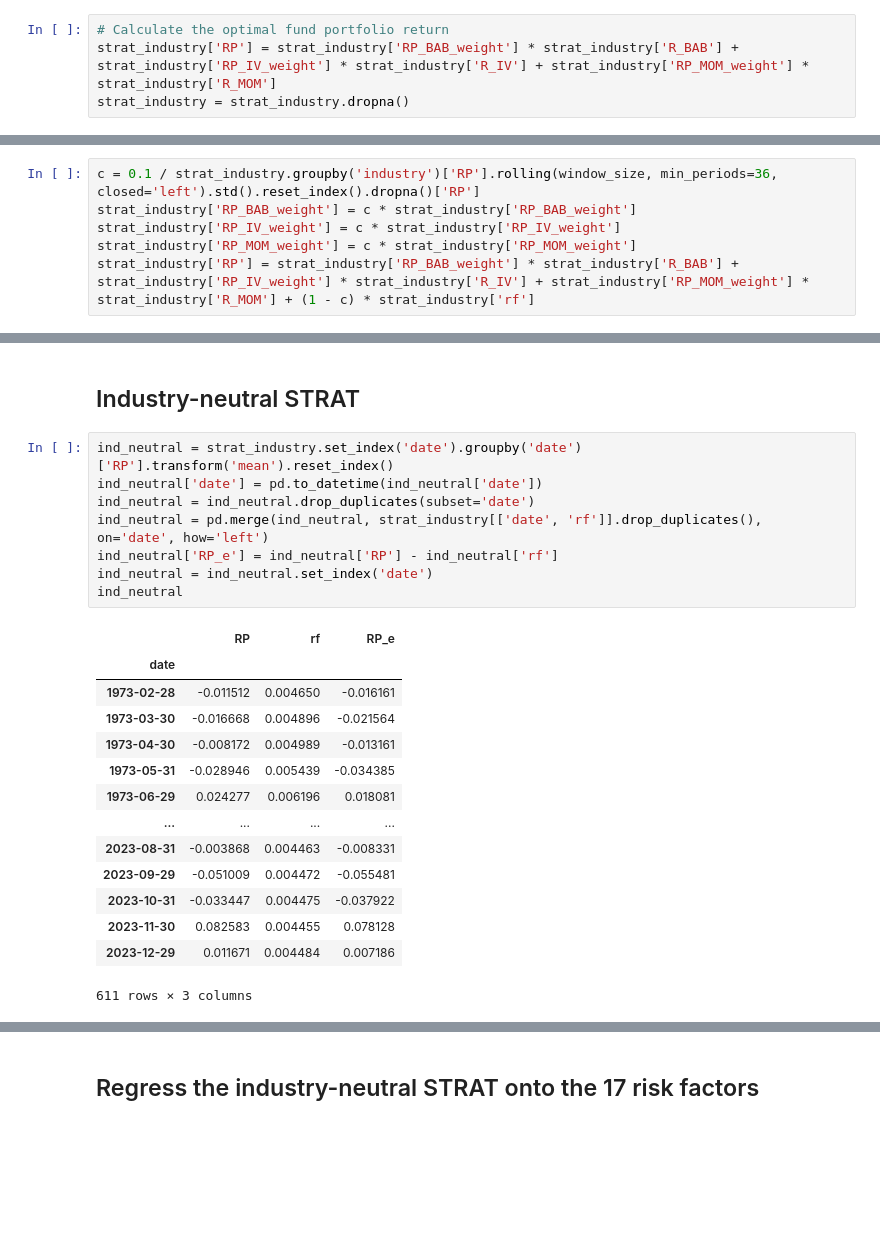
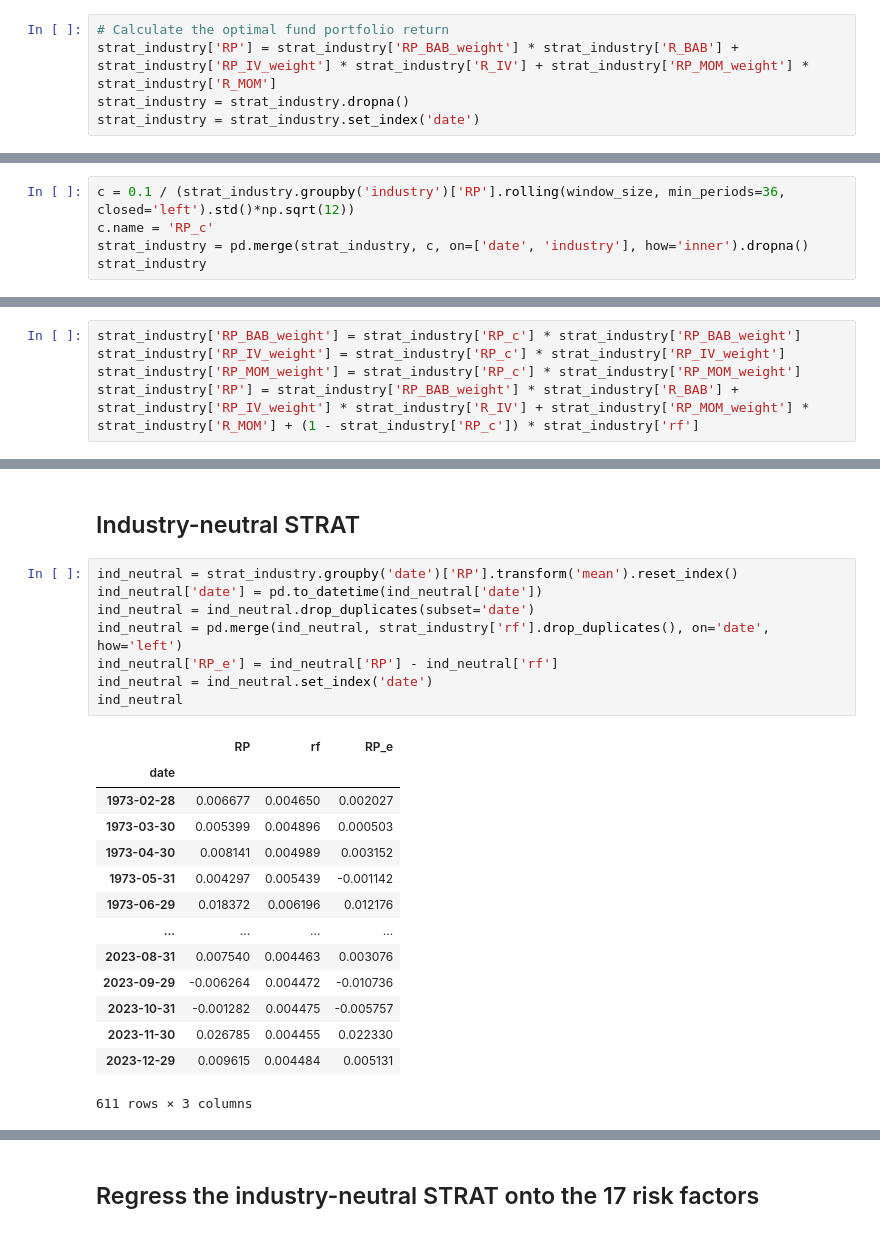
Before and after one commit to ekaterina-borisova/Investments_Project, a Jupyter notebook: project.ipynb, the cells around one changed output, grey strips where cells are left out. Drawn from its saved outputs; the diff is of its cells as text; blank space fills up the shorter version.

```diff
--- a/project.ipynb
+++ b/project.ipynb
@@ -1763,6 +1763,7 @@ strat_industry.drop(columns=['R_BAB_vol', 'R_IV_vol', 'R_MOM_vol', 'R_BAB_inv_vo
 # Calculate the optimal fund portfolio return
 strat_industry['RP'] = strat_industry['RP_BAB_weight'] * strat_industry['R_BAB'] + strat_industry['RP_IV_weight'] * strat_industry['R_IV'] + strat_industry['RP_MOM_weight'] * strat_industry['R_MOM']
 strat_industry = strat_industry.dropna()
+strat_industry = strat_industry.set_index('date')
 # %%
 strat_industry[strat_industry['industry'] == 'Utils']
 # %% [output]
@@ -1781,0 +1800,5 @@ strat_industry[strat_industry['industry'] == 'Utils']
+# %%
+c = 0.1 / (strat_industry.groupby('industry')['RP'].rolling(window_size, min_periods=36, closed='left').std()*np.sqrt(12))
+c.name = 'RP_c'
+strat_industry = pd.merge(strat_industry, c, on=['date', 'industry'], how='inner').dropna()
+strat_industry
@@ -1782,9 +1820,8 @@ strat_industry[strat_industry['industry'] == 'Utils']
 # %%
-c = 0.1 / strat_industry.groupby('industry')['RP'].rolling(window_size, min_periods=36, closed='left').std().reset_index().dropna()['RP']
-strat_industry['RP_BAB_weight'] = c * strat_industry['RP_BAB_weight']
-strat_industry['RP_IV_weight'] = c * strat_industry['RP_IV_weight']
-strat_industry['RP_MOM_weight'] = c * strat_industry['RP_MOM_weight']
-strat_industry['RP'] = strat_industry['RP_BAB_weight'] * strat_industry['R_BAB'] + strat_industry['RP_IV_weight'] * strat_industry['R_IV'] + strat_industry['RP_MOM_weight'] * strat_industry['R_MOM'] + (1 - c) * strat_industry['rf']
+strat_industry['RP_BAB_weight'] = strat_industry['RP_c'] * strat_industry['RP_BAB_weight']
+strat_industry['RP_IV_weight'] = strat_industry['RP_c'] * strat_industry['RP_IV_weight']
+strat_industry['RP_MOM_weight'] = strat_industry['RP_c'] * strat_industry['RP_MOM_weight']
+strat_industry['RP'] = strat_industry['RP_BAB_weight'] * strat_industry['R_BAB'] + strat_industry['RP_IV_weight'] * strat_industry['R_IV'] + strat_industry['RP_MOM_weight'] * strat_industry['R_MOM'] + (1 - strat_industry['RP_c']) * strat_industry['rf']
 # %%
 strat_industry['RP_e'] = strat_industry['RP'] - strat_industry['rf']
 strat_industry = strat_industry.dropna()
@@ -1858,27 +1880,27 @@ stats_industry
 # %% [markdown]
 ## Industry-neutral STRAT
 # %%
-ind_neutral = strat_industry.set_index('date').groupby('date')['RP'].transform('mean').reset_index()
+ind_neutral = strat_industry.groupby('date')['RP'].transform('mean').reset_index()
 ind_neutral['date'] = pd.to_datetime(ind_neutral['date'])
 ind_neutral = ind_neutral.drop_duplicates(subset='date')
-ind_neutral = pd.merge(ind_neutral, strat_industry[['date', 'rf']].drop_duplicates(), on='date', how='left')
+ind_neutral = pd.merge(ind_neutral, strat_industry['rf'].drop_duplicates(), on='date', how='left')
 ind_neutral['RP_e'] = ind_neutral['RP'] - ind_neutral['rf']
 ind_neutral = ind_neutral.set_index('date')
 ind_neutral
 # %% [output]
 |  | RP | rf | RP_e |
 | date |  |  |  |
-| 1973-02-28 | -0.011512 | 0.004650 | -0.016161 |
-| 1973-03-30 | -0.016668 | 0.004896 | -0.021564 |
-| 1973-04-30 | -0.008172 | 0.004989 | -0.013161 |
-| 1973-05-31 | -0.028946 | 0.005439 | -0.034385 |
-| 1973-06-29 | 0.024277 | 0.006196 | 0.018081 |
+| 1973-02-28 | 0.006677 | 0.004650 | 0.002027 |
+| 1973-03-30 | 0.005399 | 0.004896 | 0.000503 |
+| 1973-04-30 | 0.008141 | 0.004989 | 0.003152 |
+| 1973-05-31 | 0.004297 | 0.005439 | -0.001142 |
+| 1973-06-29 | 0.018372 | 0.006196 | 0.012176 |
 | ... | ... | ... | ... |
-| 2023-08-31 | -0.003868 | 0.004463 | -0.008331 |
-| 2023-09-29 | -0.051009 | 0.004472 | -0.055481 |
-| 2023-10-31 | -0.033447 | 0.004475 | -0.037922 |
-| 2023-11-30 | 0.082583 | 0.004455 | 0.078128 |
-| 2023-12-29 | 0.011671 | 0.004484 | 0.007186 |
+| 2023-08-31 | 0.007540 | 0.004463 | 0.003076 |
+| 2023-09-29 | -0.006264 | 0.004472 | -0.010736 |
+| 2023-10-31 | -0.001282 | 0.004475 | -0.005757 |
+| 2023-11-30 | 0.026785 | 0.004455 | 0.022330 |
+| 2023-12-29 | 0.009615 | 0.004484 | 0.005131 |
 611 rows × 3 columns
 # %%
 ind_neutral_mean, ind_neutral_std, ind_neutral_sharpe = calculate_portfolio_metrics(ind_neutral['RP'], ind_neutral['RP_e'])
```
Also changed, not shown: parts of 9 cells of this notebook.
